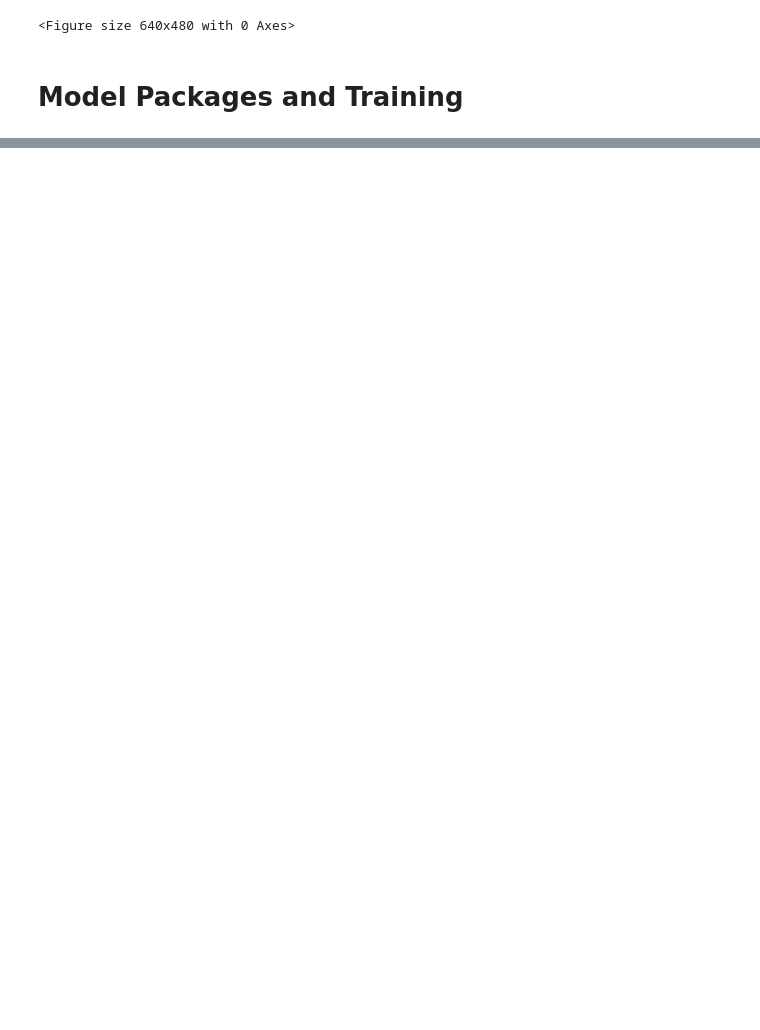
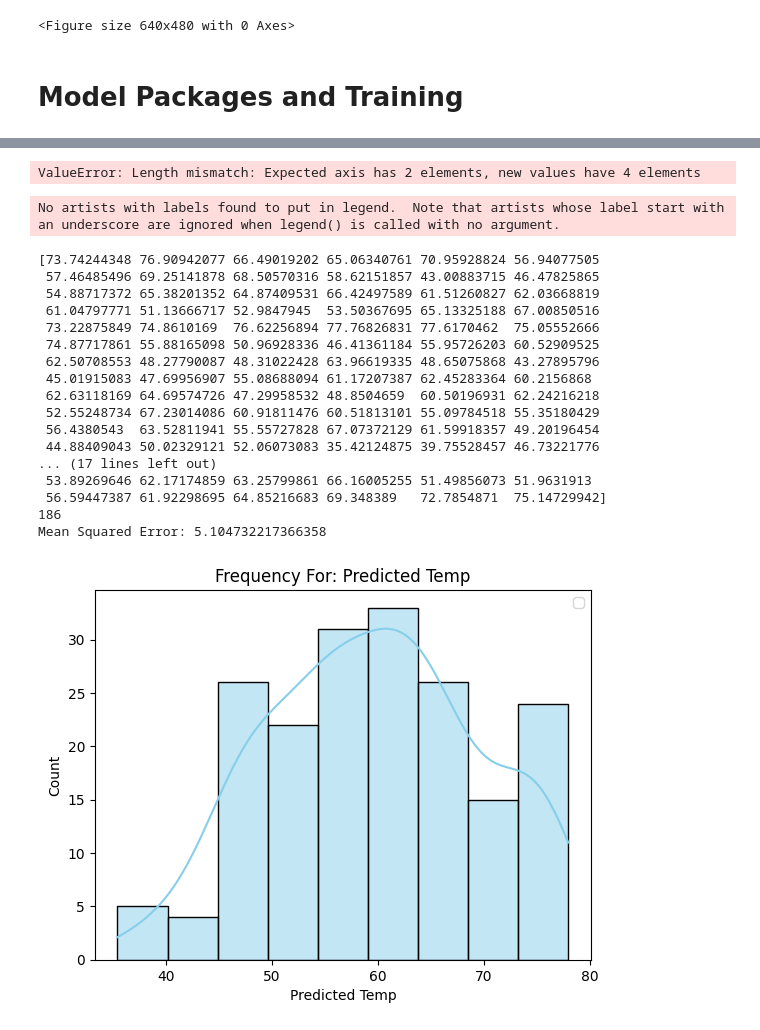
Before and after one commit to FrancoA325/Weather-Reg, a Jupyter notebook: WeatherModel.ipynb, the cells around one changed output, grey strips where cells are left out. Saved outputs shown, nothing was run; the diff lists cells and outputs as text; code cells hidden in the pictures; blank space fills up the shorter version.

```diff
--- a/WeatherModel.ipynb
+++ b/WeatherModel.ipynb
@@ -96,7 +93,7 @@ X = weatherIn[['MaxTmp', 'MinTmp', 'Depart', 'HDD', 'CDD', 'Precip']]
 y = weatherIn['AvgTmp']
 # %%
 # Creating the train and test sets and starting the model training
-X_train, X_test, y_train, y_test = train_test_split(X, y, test_size = 0.165, random_state = 42, shuffle = True)
+X_train, X_test, y_train, y_test = train_test_split(X, y, test_size = .25, shuffle = True)
 model = LinearRegression()
 # %%
 model.fit(X_train, y_train)
@@ -131,0 +186,77 @@ plt.show()
+# %%
+mayDataYear = weatherIn[(weatherIn['Date'].dt.month == 5)].groupby(weatherIn['Date'].dt.year)
+
+# Extract features for prediction
+X_pred = aggregateMay[['MaxTmp', 'Depart']]
+
+for year, data in mayDataYear:
+    # Extract actual average temperatures for the current year
+    actAvgTemp = data.groupby(data['Date'].dt.day)['AvgTmp'].mean().reset_index()
+    actAvgTemp.columns = ['Day', 'AvgTmp', 'MaxTmp', 'Depart']
+
+    # Fit a linear regression model
+    X = actAvgTemp['Day'].values.reshape(-1, 1)
+    y = actAvgTemp['AvgTmp'].values
+    model2 = LinearRegression()
+    model2.fit(X, y)
+
+    # Predict temperatures using the linear regression model
+    predTemp = model2.predict(X)
+
+    # Plot actual average temperatures
+    plt.plot(actAvgTemp['Day'], actAvgTemp['AvgTmp'], label=f'Actual {year}', linestyle='-', marker='o', color='skyblue')
+    plt.plot(actAvgTemp['Day'], predTemp, label=f'Predicted {year}', linestyle='--', color='red')
+
+    # Predict new temperatures using the linear regression model and X_pred features
+    X_pred = actAvgTemp[['MaxTmp', 'Depart']]
+    predicted_avg_temp = model.predict(X_pred)
+    plt.plot(actAvgTemp['Day'], predicted_avg_temp, label=f'Predicted {year} (New)', linestyle='-', marker='x', color='limegreen')
+
+    plt.xlabel('Day of May')
+    plt.ylabel('Temperature')
+    plt.title('Actual vs. Predicted Average May Temperature by Year')
+    plt.legend()
+    plt.grid(True)
+    plt.show()
+# %% [output]
+ValueError: Length mismatch: Expected axis has 2 elements, new values have 4 elements
+# %%
+X_train = aggregateMay[['MaxTmp', 'Depart']]
+y_train = aggregateMay['AvgTmp']
+
+X_test = weatherIn[['MaxTmp','Depart']]
+y_test = weatherIn['AvgTmp']
+
+model.fit(X_train, y_train)
+y_pred = model.predict(X_test)
+
+print(y_pred)
+print(y_pred.size)
+mse = mean_squared_error(y_test, y_pred)
+print("Mean Squared Error:", mse)
+
+sns.histplot(y_pred, kde = True, color = 'skyblue')
+plt.xlabel('Predicted Temp')
+plt.title("Frequency For: Predicted Temp")
+plt.legend()
+plt.show()
+# %% [output]
+No artists with labels found to put in legend.  Note that artists whose label start with an underscore are ignored when legend() is called with no argument.
+[73.74244348 76.90942077 66.49019202 65.06340761 70.95928824 56.94077505
+ 57.46485496 69.25141878 68.50570316 58.62151857 43.00883715 46.47825865
+ 54.88717372 65.38201352 64.87409531 66.42497589 61.51260827 62.03668819
+ 61.04797771 51.13666717 52.9847945  53.50367695 65.13325188 67.00850516
+ 73.22875849 74.8610169  76.62256894 77.76826831 77.6170462  75.05552666
+ 74.87717861 55.88165098 50.96928336 46.41361184 55.95726203 60.52909525
+ 62.50708553 48.27790087 48.31022428 63.96619335 48.65075868 43.27895796
+ 45.01915083 47.69956907 55.08688094 61.17207387 62.45283364 60.2156868
+ 62.63118169 64.69574726 47.29958532 48.8504659  60.50196931 62.24216218
+ 52.55248734 67.23014086 60.91811476 60.51813101 55.09784518 55.35180429
+ 56.4380543  63.52811941 55.55727828 67.07372129 61.59918357 49.20196454
+ 44.88409043 50.02329121 52.06073083 35.42124875 39.75528457 46.73221776
+... (17 lines left out)
+ 53.89269646 62.17174859 63.25799861 66.16005255 51.49856073 51.9631913
+ 56.59447387 61.92298695 64.85216683 69.348389   72.7854871  75.14729942]
+186
+Mean Squared Error: 5.104732217366358
+[figure, added]
```
Also changed, not shown: parts of 12 cells of this notebook, 1 other file.
